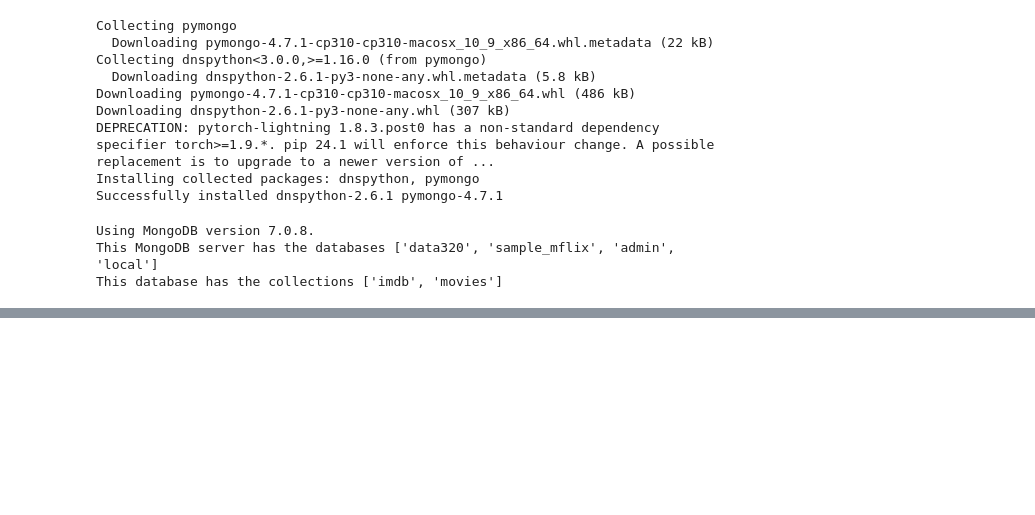
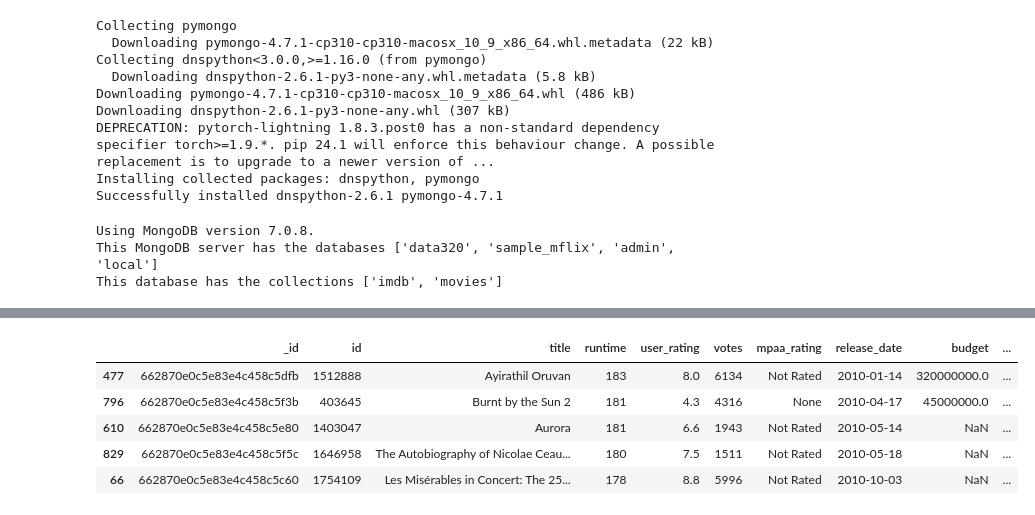
Before and after one commit to ahmedalani/super-dollop, a Jupyter notebook: alani-DetectingOutliers.ipynb, the cells around one changed output, grey strips where cells are left out. Saved outputs shown, nothing was run; the diff lists cells and outputs as text; code cells hidden in the pictures; blank space fills up the shorter version.

```diff
--- a/alani-DetectingOutliers.ipynb
+++ b/alani-DetectingOutliers.ipynb
@@ -76,0 +114,10 @@ NameError: name 'imdb' is not defined
+# %%
+# sorting by highest runtime first
+imdb.sort_values(by=['runtime'], ascending=False).head()
+# %% [output]
+|  | _id | id | title | runtime | user_rating | votes | mpaa_rating | release_date | budget | ... |
+| 477 | 662870e0c5e83e4c458c5dfb | 1512888 | Ayirathil Oruvan | 183 | 8.0 | 6134 | Not Rated | 2010-01-14 | 320000000.0 | ... |
+| 796 | 662870e0c5e83e4c458c5f3b | 403645 | Burnt by the Sun 2 | 181 | 4.3 | 4316 | None | 2010-04-17 | 45000000.0 | ... |
+| 610 | 662870e0c5e83e4c458c5e80 | 1403047 | Aurora | 181 | 6.6 | 1943 | Not Rated | 2010-05-14 | NaN | ... |
+| 829 | 662870e0c5e83e4c458c5f5c | 1646958 | The Autobiography of Nicolae Ceau... | 180 | 7.5 | 1511 | Not Rated | 2010-05-18 | NaN | ... |
+| 66 | 662870e0c5e83e4c458c5c60 | 1754109 | Les Misérables in Concert: The 25... | 178 | 8.8 | 5996 | Not Rated | 2010-10-03 | NaN | ... |
```
Also changed, not shown: parts of 5 cells of this notebook.
